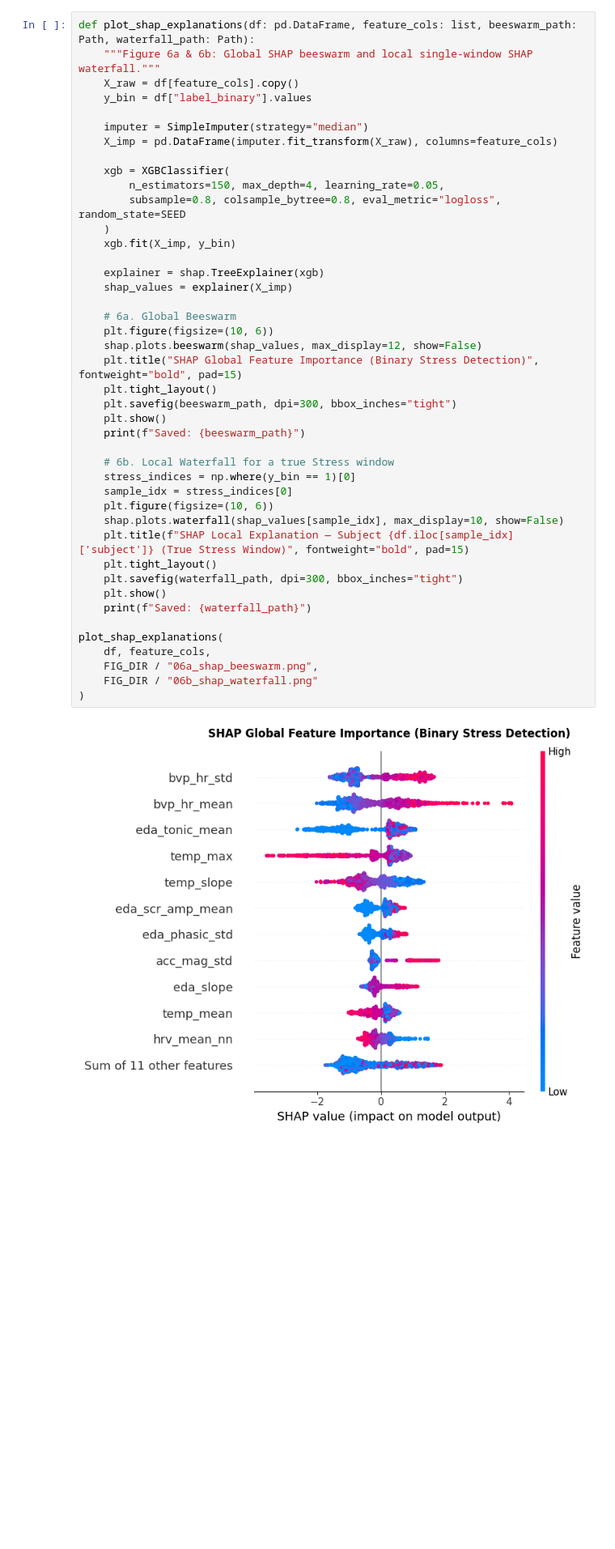
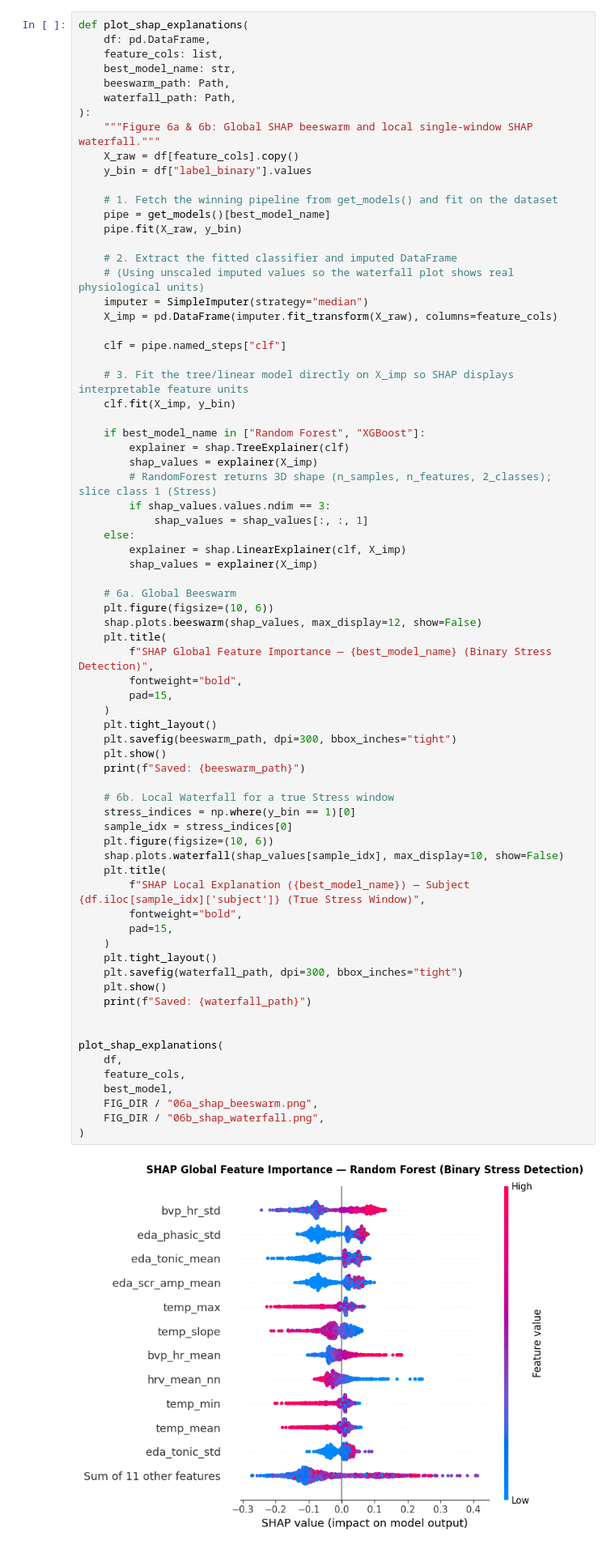
Before and after one commit to farianishat/explainable-physiological-stress-ai, a Jupyter notebook: explainable_stress_detection_wesad.ipynb, the cells around one changed output. Shown at 81% size. Drawn from its saved outputs; the diff is of its cells as text; blank space fills up the shorter version.

Commit message:
fix: align SHAP with best LOSO model, polish plots, and add outputs & README

```diff
--- a/explainable_stress_detection_wesad.ipynb
+++ b/explainable_stress_detection_wesad.ipynb
@@ -895,48 +886,77 @@ Saved: outputs/figures/05_confusion_matrices.png
 ## Section 4: Explainability (SHAP) & Sensor Perturbation Robustness
 We inspect global feature attributions (`shap.plots.beeswarm`) and single-prediction local attributions (`shap.plots.waterfall`), then evaluate classifier degradation under escalating Gaussian sensor noise ($\sigma \in [0.0, 1.0]$ scaled by training feature standard deviations).
 # %%
-def plot_shap_explanations(df: pd.DataFrame, feature_cols: list, beeswarm_path: Path, waterfall_path: Path):
+def plot_shap_explanations(
+    df: pd.DataFrame,
+    feature_cols: list,
+    best_model_name: str,
+    beeswarm_path: Path,
+    waterfall_path: Path,
+):
     """Figure 6a & 6b: Global SHAP beeswarm and local single-window SHAP waterfall."""
     X_raw = df[feature_cols].copy()
     y_bin = df["label_binary"].values
 
+    # 1. Fetch the winning pipeline from get_models() and fit on the dataset
+    pipe = get_models()[best_model_name]
+    pipe.fit(X_raw, y_bin)
+
+    # 2. Extract the fitted classifier and imputed DataFrame
+    # (Using unscaled imputed values so the waterfall plot shows real physiological units)
     imputer = SimpleImputer(strategy="median")
     X_imp = pd.DataFrame(imputer.fit_transform(X_raw), columns=feature_cols)
 
-    xgb = XGBClassifier(
-        n_estimators=150, max_depth=4, learning_rate=0.05,
-        subsample=0.8, colsample_bytree=0.8, eval_metric="logloss", random_state=SEED
-    )
-    xgb.fit(X_imp, y_bin)
+    clf = pipe.named_steps["clf"]
 
-    explainer = shap.TreeExplainer(xgb)
-    shap_values = explainer(X_imp)
+    # 3. Fit the tree/linear model directly on X_imp so SHAP displays interpretable feature units
+    clf.fit(X_imp, y_bin)
+
+    if best_model_name in ["Random Forest", "XGBoost"]:
+        explainer = shap.TreeExplainer(clf)
+        shap_values = explainer(X_imp)
+        # RandomForest returns 3D shape (n_samples, n_features, 2_classes); slice class 1 (Stress)
+        if shap_values.values.ndim == 3:
+            shap_values = shap_values[:, :, 1]
+    else:
+        explainer = shap.LinearExplainer(clf, X_imp)
+        shap_values = explainer(X_imp)
 
     # 6a. Global Beeswarm
     plt.figure(figsize=(10, 6))
     shap.plots.beeswarm(shap_values, max_display=12, show=False)
-    plt.title("SHAP Global Feature Importance (Binary Stress Detection)", fontweight="bold", pad=15)
+    plt.title(
+        f"SHAP Global Feature Importance — {best_model_name} (Binary Stress Detection)",
+        fontweight="bold",
+        pad=15,
+    )
     plt.tight_layout()
     plt.savefig(beeswarm_path, dpi=300, bbox_inches="tight")
     plt.show()
     print(f"Saved: {beeswarm_path}")
 
     # 6b. Local Waterfall for a true Stress window
     stress_indices = np.where(y_bin == 1)[0]
     sample_idx = stress_indices[0]
     plt.figure(figsize=(10, 6))
     shap.plots.waterfall(shap_values[sample_idx], max_display=10, show=False)
-    plt.title(f"SHAP Local Explanation — Subject {df.iloc[sample_idx]['subject']} (True Stress Window)", fontweight="bold", pad=15)
+    plt.title(
+        f"SHAP Local Explanation ({best_model_name}) — Subject {df.iloc[sample_idx]['subject']} (True Stress Window)",
+        fontweight="bold",
+        pad=15,
+    )
     plt.tight_layout()
     plt.savefig(waterfall_path, dpi=300, bbox_inches="tight")
     plt.show()
     print(f"Saved: {waterfall_path}")
 
+
 plot_shap_explanations(
-    df, feature_cols,
+    df,
+    feature_cols,
+    best_model,
     FIG_DIR / "06a_shap_beeswarm.png",
-    FIG_DIR / "06b_shap_waterfall.png"
+    FIG_DIR / "06b_shap_waterfall.png",
 )
 # %% [output]
-[figure, old version]
+[figure, new version]
 Saved: outputs/figures/06a_shap_beeswarm.png
```
Also changed, not shown: parts of 6 cells of this notebook, 10 other files.
